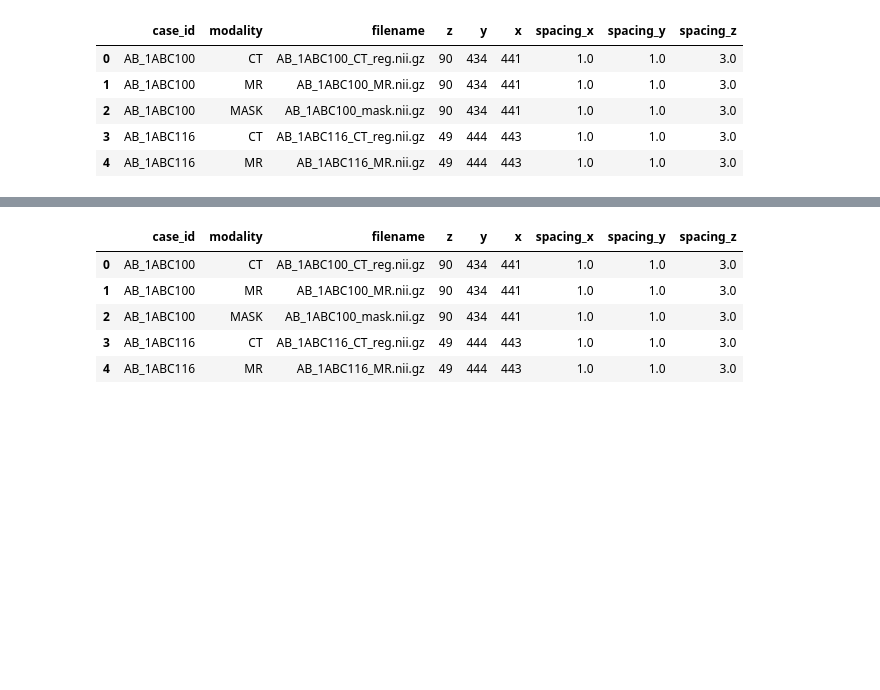
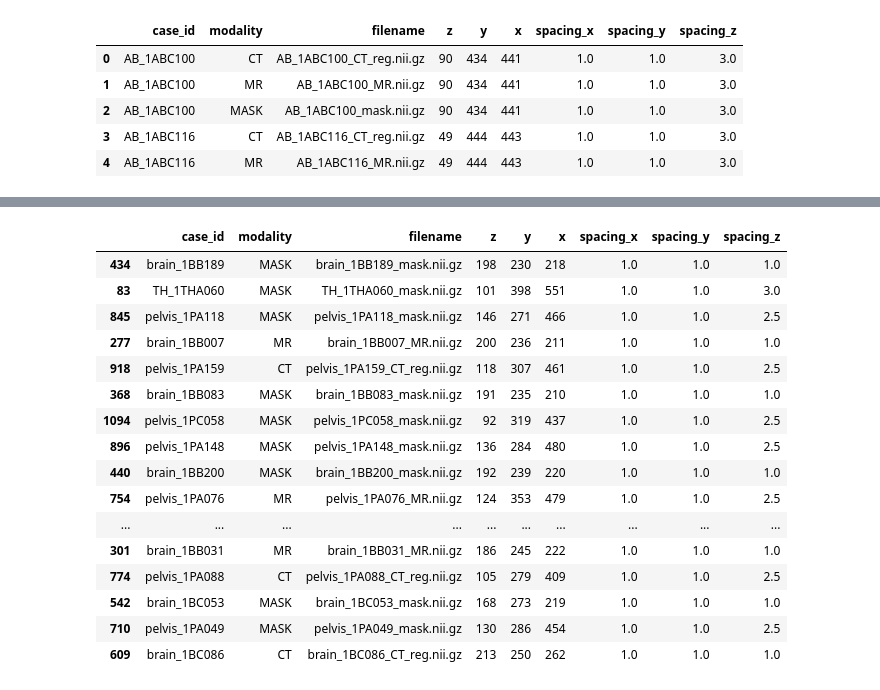
Before and after one commit to NicSchuler/fullbody-sCT, a Jupyter notebook: preprocessing/preprocessing_synthrad/15checkDimensionsOfData.ipynb, the cells around one changed output, grey strips where cells are left out. Cells and saved outputs as stored; diff of their text form; code cells hidden in the pictures; blank space fills up the shorter version.

```diff
--- a/preprocessing/preprocessing_synthrad/15checkDimensionsOfData.ipynb
+++ b/preprocessing/preprocessing_synthrad/15checkDimensionsOfData.ipynb
@@ -75,10 +77,23 @@ df.to_csv(BASE_ROOT / "dataset_shape_spacing_stats.csv", index=False)
 # %%
 df = pd.read_csv(BASE_ROOT / "dataset_shape_spacing_stats.csv")
 df.head()
+
+df.sample(20)
 # %% [output]
 |  | case_id | modality | filename | z | y | x | spacing_x | spacing_y | spacing_z |
-| 0 | AB_1ABC100 | CT | AB_1ABC100_CT_reg.nii.gz | 90 | 434 | 441 | 1.0 | 1.0 | 3.0 |
-| 1 | AB_1ABC100 | MR | AB_1ABC100_MR.nii.gz | 90 | 434 | 441 | 1.0 | 1.0 | 3.0 |
-| 2 | AB_1ABC100 | MASK | AB_1ABC100_mask.nii.gz | 90 | 434 | 441 | 1.0 | 1.0 | 3.0 |
-| 3 | AB_1ABC116 | CT | AB_1ABC116_CT_reg.nii.gz | 49 | 444 | 443 | 1.0 | 1.0 | 3.0 |
-| 4 | AB_1ABC116 | MR | AB_1ABC116_MR.nii.gz | 49 | 444 | 443 | 1.0 | 1.0 | 3.0 |
+| 434 | brain_1BB189 | MASK | brain_1BB189_mask.nii.gz | 198 | 230 | 218 | 1.0 | 1.0 | 1.0 |
+| 83 | TH_1THA060 | MASK | TH_1THA060_mask.nii.gz | 101 | 398 | 551 | 1.0 | 1.0 | 3.0 |
+| 845 | pelvis_1PA118 | MASK | pelvis_1PA118_mask.nii.gz | 146 | 271 | 466 | 1.0 | 1.0 | 2.5 |
+| 277 | brain_1BB007 | MR | brain_1BB007_MR.nii.gz | 200 | 236 | 211 | 1.0 | 1.0 | 1.0 |
+| 918 | pelvis_1PA159 | CT | pelvis_1PA159_CT_reg.nii.gz | 118 | 307 | 461 | 1.0 | 1.0 | 2.5 |
+| 368 | brain_1BB083 | MASK | brain_1BB083_mask.nii.gz | 191 | 235 | 210 | 1.0 | 1.0 | 1.0 |
+| 1094 | pelvis_1PC058 | MASK | pelvis_1PC058_mask.nii.gz | 92 | 319 | 437 | 1.0 | 1.0 | 2.5 |
+| 896 | pelvis_1PA148 | MASK | pelvis_1PA148_mask.nii.gz | 136 | 284 | 480 | 1.0 | 1.0 | 2.5 |
+| 440 | brain_1BB200 | MASK | brain_1BB200_mask.nii.gz | 192 | 239 | 220 | 1.0 | 1.0 | 1.0 |
+| 754 | pelvis_1PA076 | MR | pelvis_1PA076_MR.nii.gz | 124 | 353 | 479 | 1.0 | 1.0 | 2.5 |
+| ... | ... | ... | ... | ... | ... | ... | ... | ... | ... |
+| 301 | brain_1BB031 | MR | brain_1BB031_MR.nii.gz | 186 | 245 | 222 | 1.0 | 1.0 | 1.0 |
+| 774 | pelvis_1PA088 | CT | pelvis_1PA088_CT_reg.nii.gz | 105 | 279 | 409 | 1.0 | 1.0 | 2.5 |
+| 542 | brain_1BC053 | MASK | brain_1BC053_mask.nii.gz | 168 | 273 | 219 | 1.0 | 1.0 | 1.0 |
+| 710 | pelvis_1PA049 | MASK | pelvis_1PA049_mask.nii.gz | 130 | 286 | 454 | 1.0 | 1.0 | 2.5 |
+| 609 | brain_1BC086 | CT | brain_1BC086_CT_reg.nii.gz | 213 | 250 | 262 | 1.0 | 1.0 | 1.0 |
```
Also changed, not shown: parts of 10 cells of this notebook.
